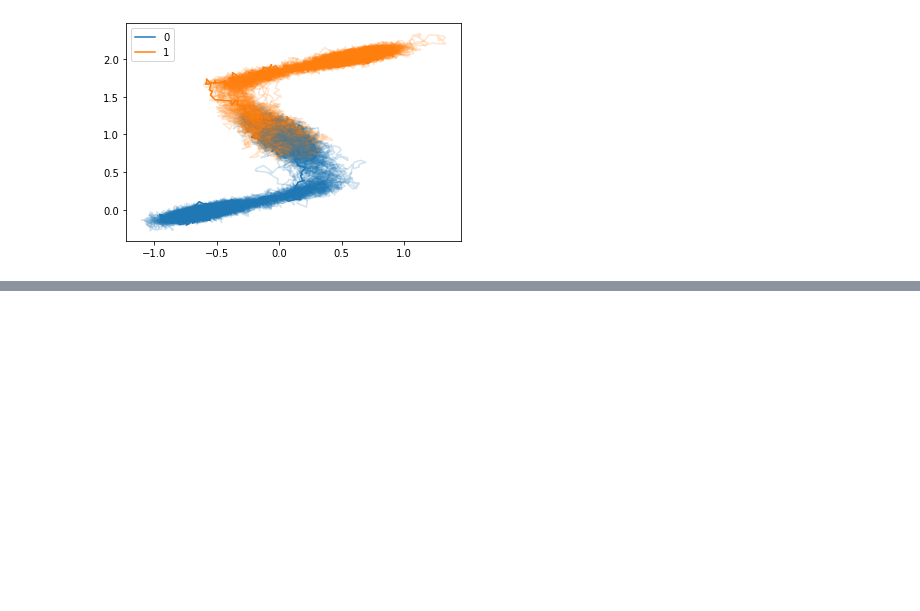
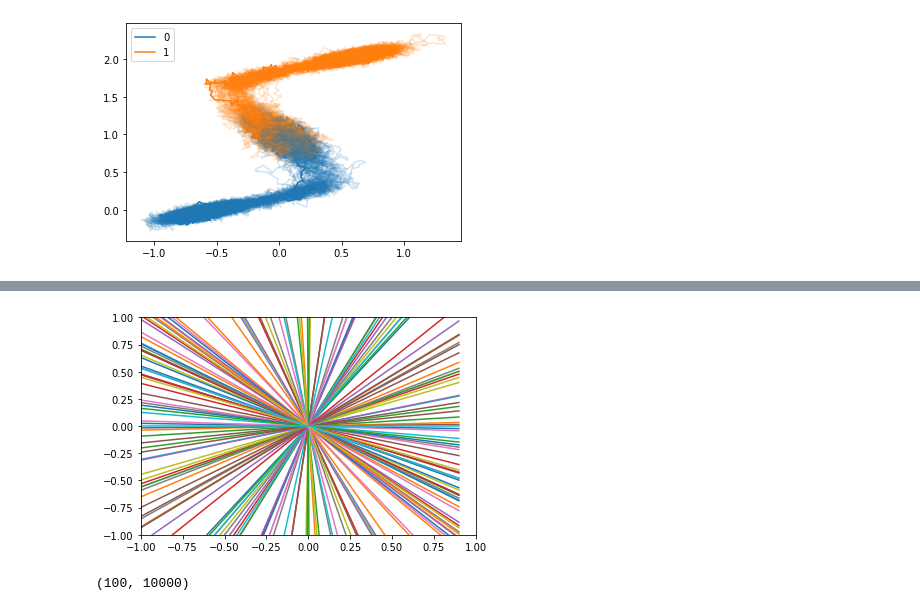
Before and after one commit to zwei21/matlab2py, a Jupyter notebook: CLIBuild/script/classifier.ipynb, the cells around one changed output, grey strips where cells are left out. Cells and saved outputs as stored; diff of their text form; code cells hidden in the pictures; blank space fills up the shorter version.

```diff
--- a/CLIBuild/script/classifier.ipynb
+++ b/CLIBuild/script/classifier.ipynb
@@ -73,0 +226,8 @@ count
+# %%
+CVs = proj.projection(data[0][0], data[0][1])
+# %% [output]
+[figure, added]
+# %%
+CVs2.shape
+# %% [output]
+(100, 10000)
```
Also changed, not shown: parts of 27 cells of this notebook.
